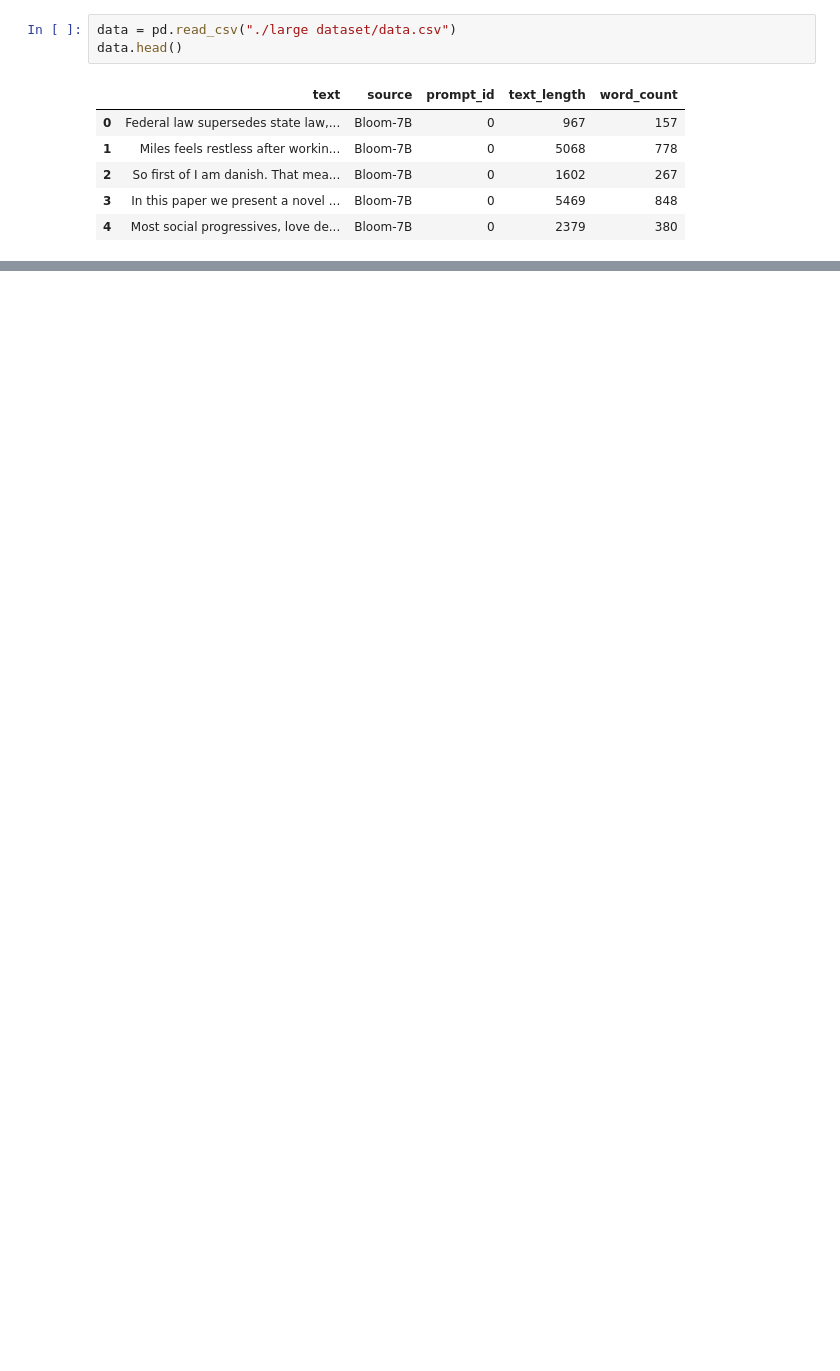
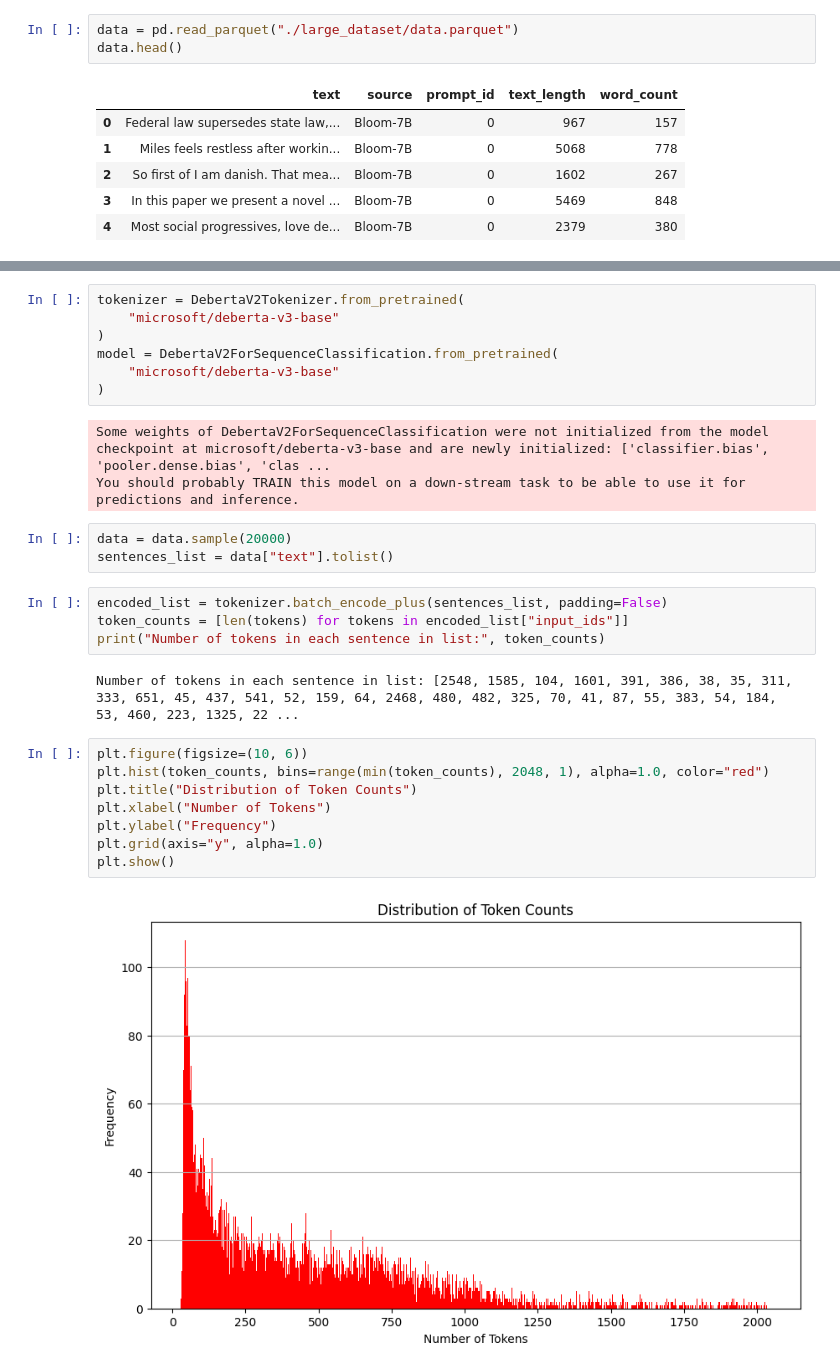
Before and after one commit to Lizhecheng02/Kaggle-LLM-Detect_AI_Generated_Text, a Jupyter notebook: large_dataset_eda.ipynb, the cells around one changed output, grey strips where cells are left out. Cells and saved outputs as stored; diff of their text form; blank space fills up the shorter version.

```diff
--- a/large_dataset_eda.ipynb
+++ b/large_dataset_eda.ipynb
@@ -2,7 +2,7 @@
 import pandas as pd
 import matplotlib.pyplot as plt
 # %%
-data = pd.read_csv("./large dataset/data.csv")
+data = pd.read_parquet("./large_dataset/data.parquet")
 data.head()
 # %% [output]
 |  | text | source | prompt_id | text_length | word_count |
@@ -21,0 +30,29 @@ plt.show()
+# %%
+tokenizer = DebertaV2Tokenizer.from_pretrained(
+    "microsoft/deberta-v3-base"
+)
+model = DebertaV2ForSequenceClassification.from_pretrained(
+    "microsoft/deberta-v3-base"
+)
+# %% [output]
+Some weights of DebertaV2ForSequenceClassification were not initialized from the model checkpoint at microsoft/deberta-v3-base and are newly initialized: ['classifier.bias', 'pooler.dense.bias', 'clas ...
+You should probably TRAIN this model on a down-stream task to be able to use it for predictions and inference.
+# %%
+data = data.sample(20000)
+sentences_list = data["text"].tolist()
+# %%
+encoded_list = tokenizer.batch_encode_plus(sentences_list, padding=False)
+token_counts = [len(tokens) for tokens in encoded_list["input_ids"]]
+print("Number of tokens in each sentence in list:", token_counts)
+# %% [output]
+Number of tokens in each sentence in list: [2548, 1585, 104, 1601, 391, 386, 38, 35, 311, 333, 651, 45, 437, 541, 52, 159, 64, 2468, 480, 482, 325, 70, 41, 87, 55, 383, 54, 184, 53, 460, 223, 1325, 22 ...
+# %%
+plt.figure(figsize=(10, 6))
+plt.hist(token_counts, bins=range(min(token_counts), 2048, 1), alpha=1.0, color="red")
+plt.title("Distribution of Token Counts")
+plt.xlabel("Number of Tokens")
+plt.ylabel("Frequency")
+plt.grid(axis="y", alpha=1.0)
+plt.show()
+# %% [output]
+[figure, added]
```
Also changed, not shown: parts of 2 cells of this notebook, 1 other file.
